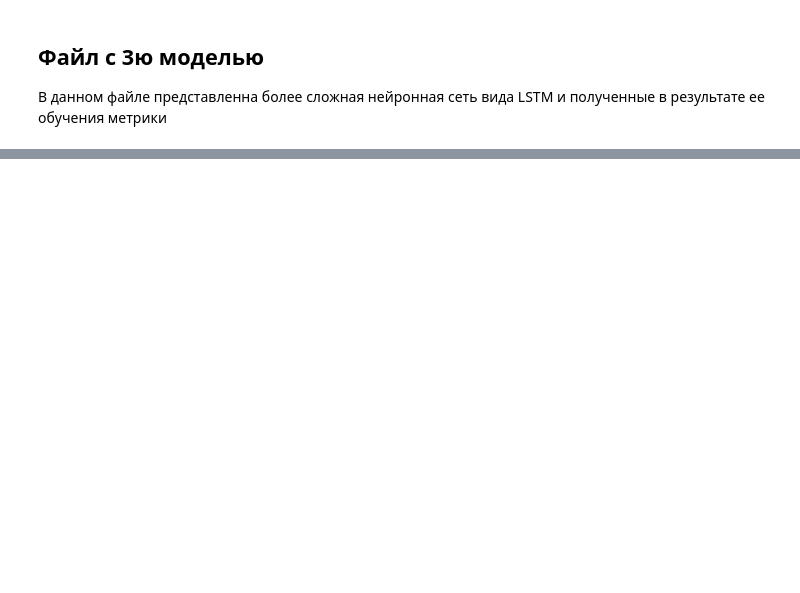
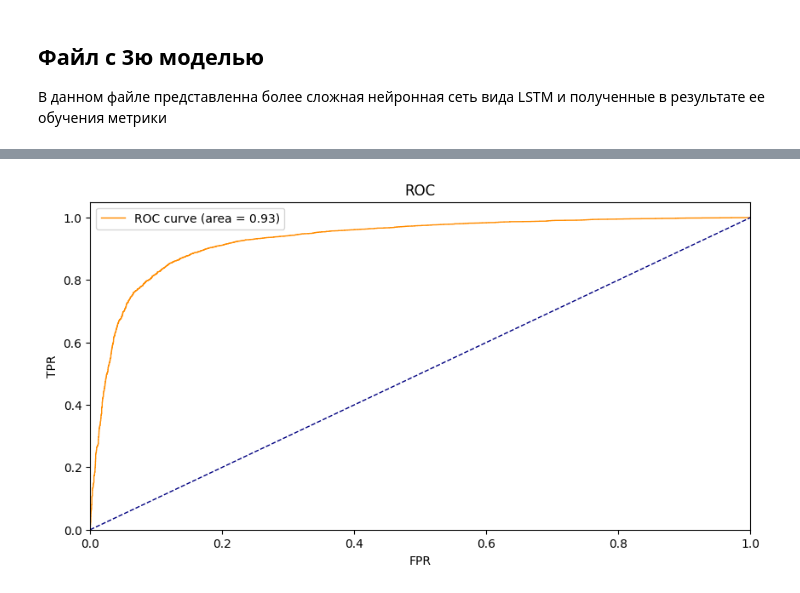
Before and after one commit to Seinty/CK_Project, a Jupyter notebook: LSTM_model.ipynb, the cells around one changed output, grey strips where cells are left out. Saved outputs shown, nothing was run; the diff lists cells and outputs as text; code cells hidden in the pictures; blank space fills up the shorter version.

```diff
--- a/LSTM_model.ipynb
+++ b/LSTM_model.ipynb
@@ -53,0 +25,12 @@ fig.show()
+# %%
+# Пример LSTM модели
+model = Sequential()
+model.add(Embedding(input_dim=8000, output_dim=100, input_length=150))
+model.add(LSTM(100, return_sequences = True))
+model.add(LSTM(50))
+model.add(Dense(1, activation='sigmoid'))
+
+model.compile(optimizer='adam', loss='binary_crossentropy', metrics=['accuracy'])
+model.summary()
+
+model.fit(X_train, y_train, epochs=10, batch_size=32, validation_split=0.2)
@@ -53,0 +74,14 @@ fig.show()
+# %%
+prediction = model.predict(X_test)
+
+y_pred = [1 if pred > 0.5 else 0 for pred in prediction]
+
+acc = accuracy_score(y_test,y_pred)
+print(acc)
+
+f1 = f1_score(y_test, y_pred)
+print(f'F1 Score: {f1:.2f}')
+
+# Отчет по классификации
+print('Classification Report:')
+print(classification_report(y_test, y_pred))
@@ -53,0 +101,17 @@ fig.show()
+# %%
+# ROC-AUC
+fpr, tpr, _ = roc_curve(y_test, prediction)
+roc_auc = auc(fpr, tpr)
+
+plt.figure(figsize=(10, 5))
+plt.plot(fpr, tpr, color='darkorange', lw=1, label=f'ROC curve (area = {roc_auc:.2f})')
+plt.plot([0, 1], [0, 1], color='navy', lw=1, linestyle='--')
+plt.xlim([0.0, 1.0])
+plt.ylim([0.0, 1.05])
+plt.xlabel('FPR')
+plt.ylabel('TPR')
+plt.title('ROC')
+plt.legend()
+plt.show()
+# %% [output]
+[figure, added]
```
Also changed, not shown: parts of 6 cells of this notebook, 3 other files.
